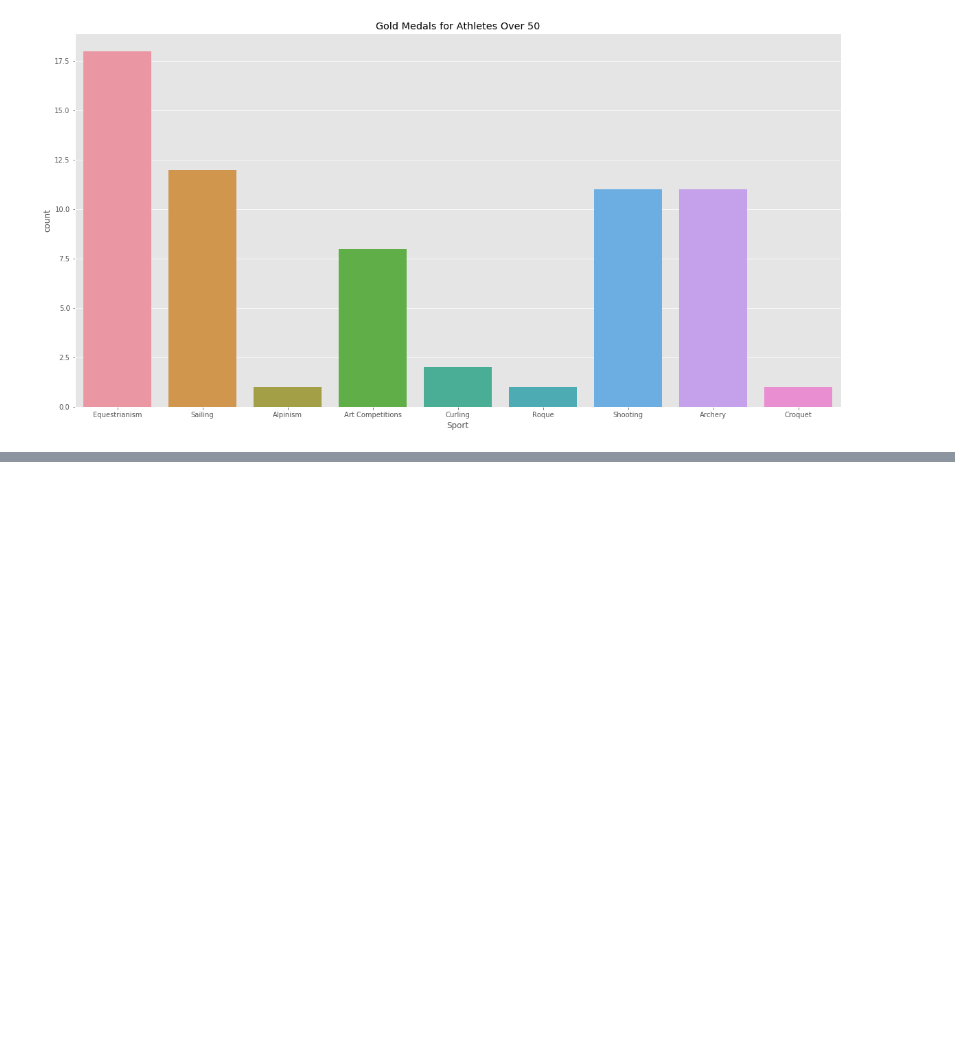
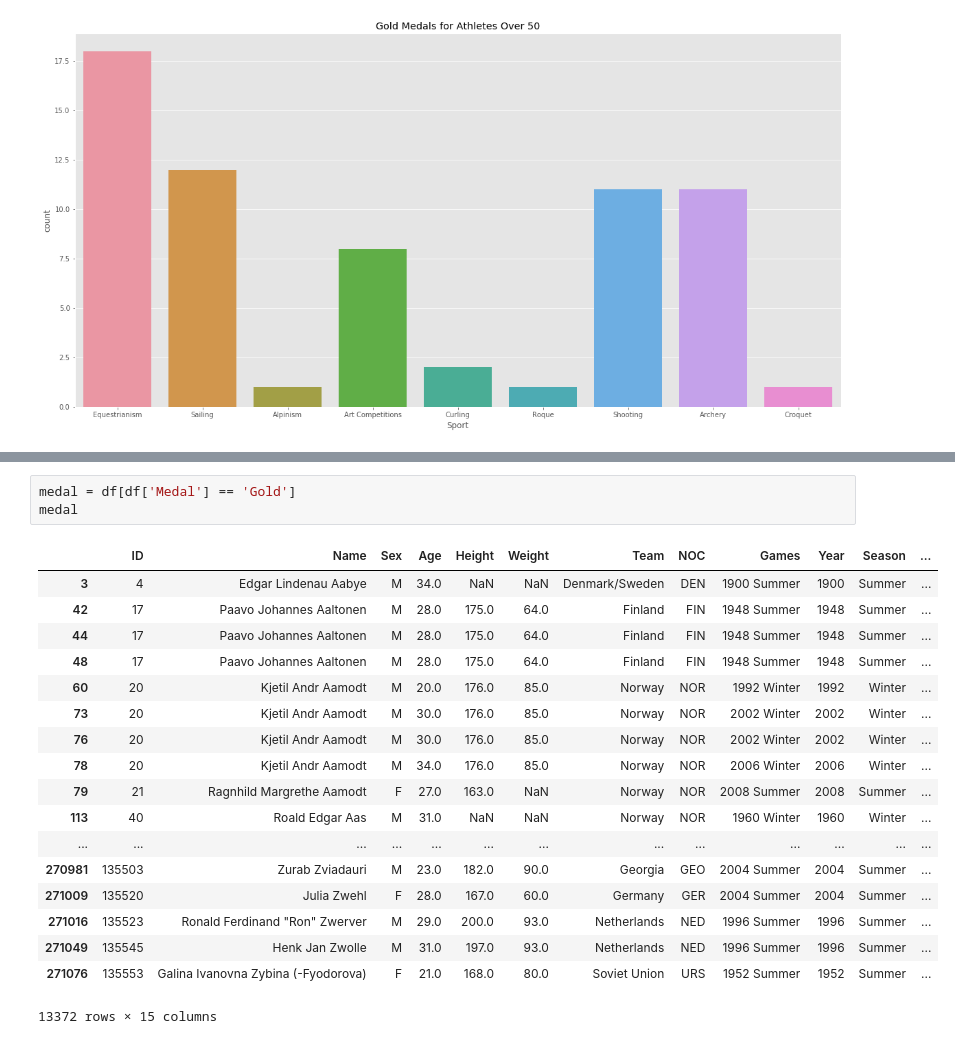
Before and after one commit to baiyuelang/olympic, a Jupyter notebook: final_project.ipynb, the cells around one changed output, grey strips where cells are left out. Cells and saved outputs as stored; diff of their text form; blank space fills up the shorter version.

```diff
--- a/final_project.ipynb
+++ b/final_project.ipynb
@@ -154,0 +180,22 @@ Text(0.5, 1.0, 'Gold Medals for Athletes Over 50')
+# %%
+medal = df[df['Medal'] == 'Gold']
+medal
+# %% [output]
+|  | ID | Name | Sex | Age | Height | Weight | Team | NOC | Games | Year | Season | ... |
+| 3 | 4 | Edgar Lindenau Aabye | M | 34.0 | NaN | NaN | Denmark/Sweden | DEN | 1900 Summer | 1900 | Summer | ... |
+| 42 | 17 | Paavo Johannes Aaltonen | M | 28.0 | 175.0 | 64.0 | Finland | FIN | 1948 Summer | 1948 | Summer | ... |
+| 44 | 17 | Paavo Johannes Aaltonen | M | 28.0 | 175.0 | 64.0 | Finland | FIN | 1948 Summer | 1948 | Summer | ... |
+| 48 | 17 | Paavo Johannes Aaltonen | M | 28.0 | 175.0 | 64.0 | Finland | FIN | 1948 Summer | 1948 | Summer | ... |
+| 60 | 20 | Kjetil Andr Aamodt | M | 20.0 | 176.0 | 85.0 | Norway | NOR | 1992 Winter | 1992 | Winter | ... |
+| 73 | 20 | Kjetil Andr Aamodt | M | 30.0 | 176.0 | 85.0 | Norway | NOR | 2002 Winter | 2002 | Winter | ... |
+| 76 | 20 | Kjetil Andr Aamodt | M | 30.0 | 176.0 | 85.0 | Norway | NOR | 2002 Winter | 2002 | Winter | ... |
+| 78 | 20 | Kjetil Andr Aamodt | M | 34.0 | 176.0 | 85.0 | Norway | NOR | 2006 Winter | 2006 | Winter | ... |
+| 79 | 21 | Ragnhild Margrethe Aamodt | F | 27.0 | 163.0 | NaN | Norway | NOR | 2008 Summer | 2008 | Summer | ... |
+| 113 | 40 | Roald Edgar Aas | M | 31.0 | NaN | NaN | Norway | NOR | 1960 Winter | 1960 | Winter | ... |
+| ... | ... | ... | ... | ... | ... | ... | ... | ... | ... | ... | ... | ... |
+| 270981 | 135503 | Zurab Zviadauri | M | 23.0 | 182.0 | 90.0 | Georgia | GEO | 2004 Summer | 2004 | Summer | ... |
+| 271009 | 135520 | Julia Zwehl | F | 28.0 | 167.0 | 60.0 | Germany | GER | 2004 Summer | 2004 | Summer | ... |
+| 271016 | 135523 | Ronald Ferdinand "Ron" Zwerver | M | 29.0 | 200.0 | 93.0 | Netherlands | NED | 1996 Summer | 1996 | Summer | ... |
+| 271049 | 135545 | Henk Jan Zwolle | M | 31.0 | 197.0 | 93.0 | Netherlands | NED | 1996 Summer | 1996 | Summer | ... |
+| 271076 | 135553 | Galina Ivanovna Zybina (-Fyodorova) | F | 21.0 | 168.0 | 80.0 | Soviet Union | URS | 1952 Summer | 1952 | Summer | ... |
+13372 rows × 15 columns
```
Also changed, not shown: parts of 11 cells of this notebook.
